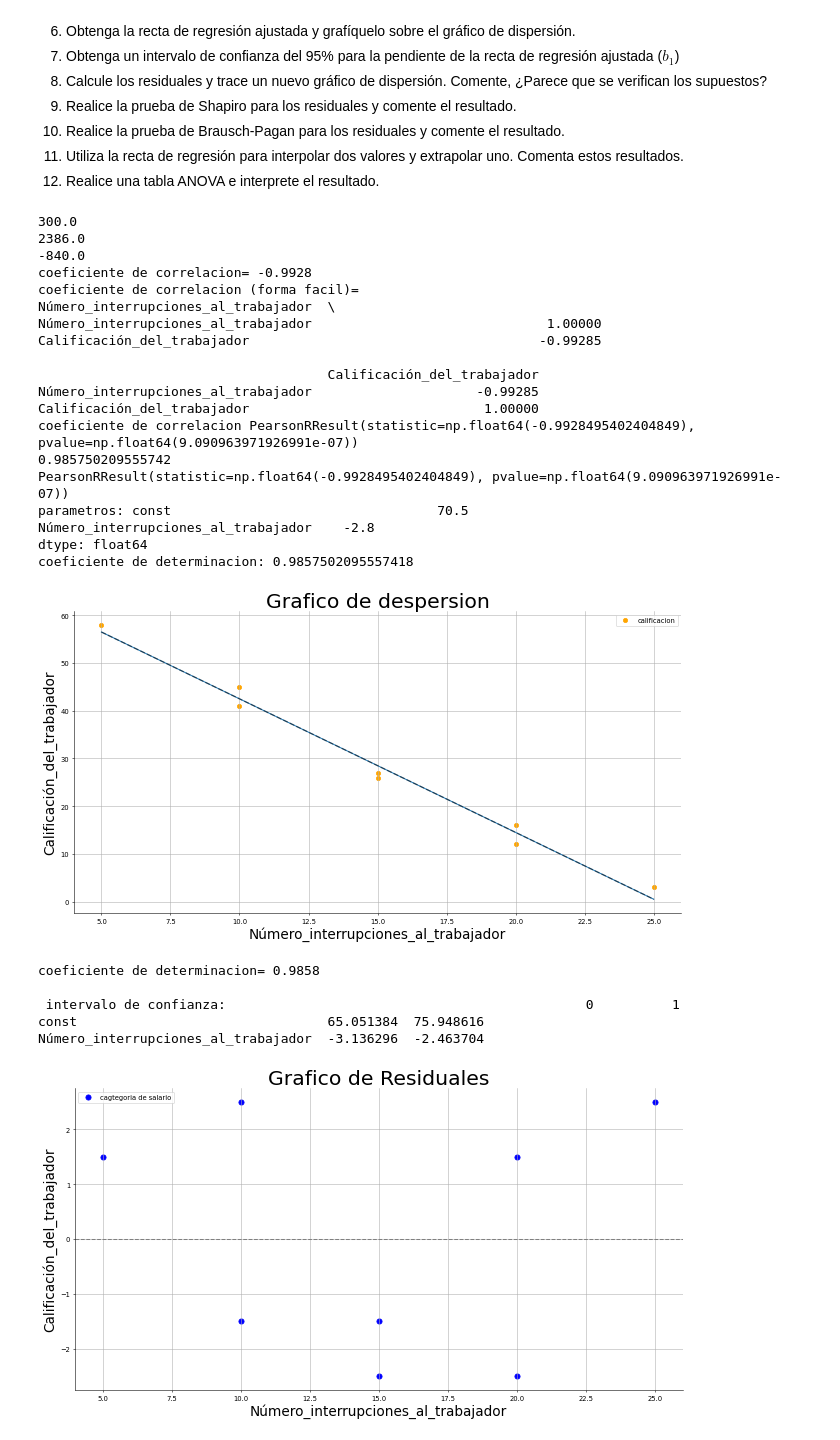
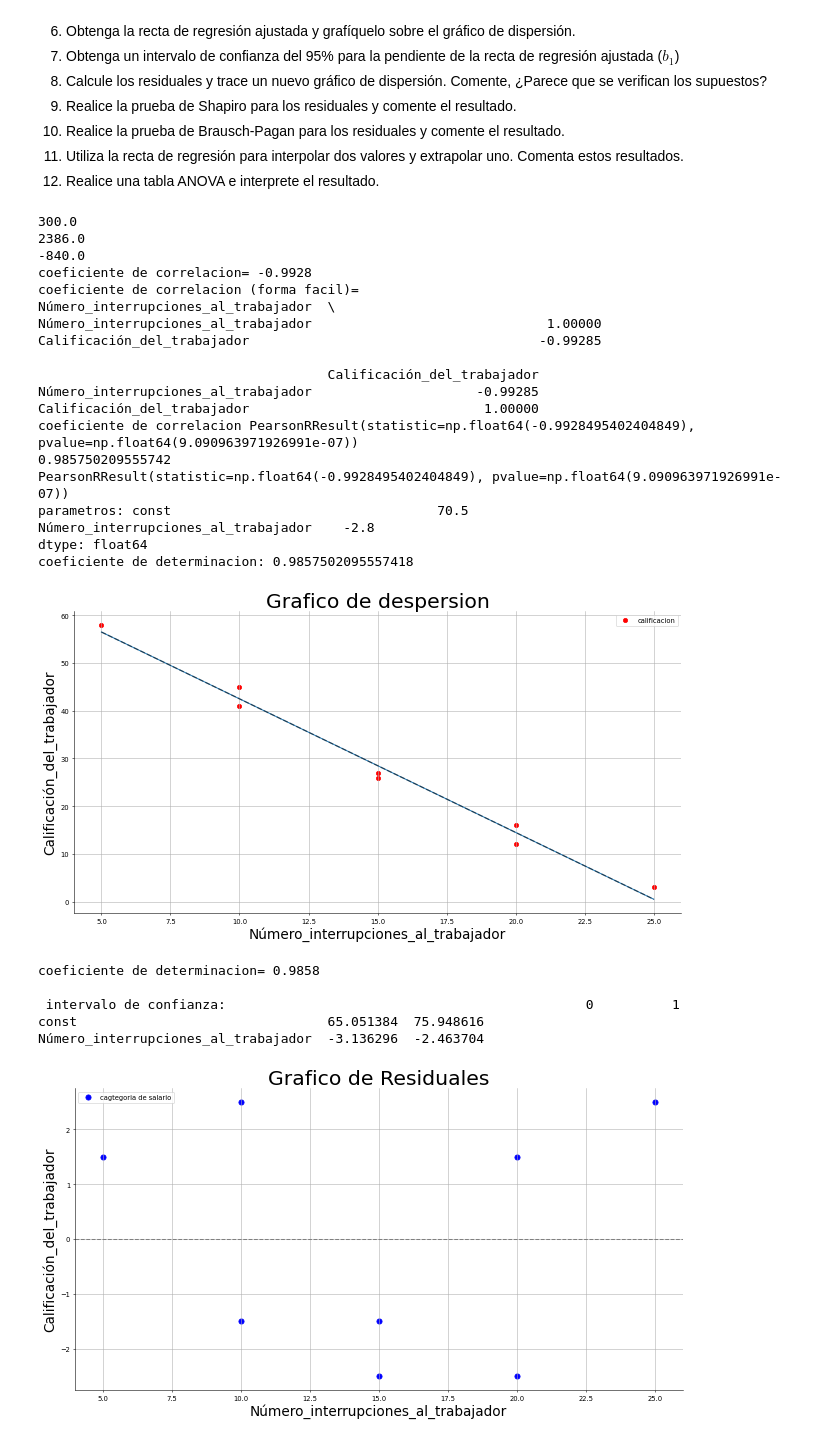
Before and after one commit to juanpablolopezmacias-eng/Estad-stica2025B, a Jupyter notebook: Copia_de_Problemario_Estadística_Inferencial_II.ipynb, the cells around one changed output. Cells and saved outputs as stored; diff of their text form; code cells hidden in the pictures.

```diff
--- a/Copia_de_Problemario_Estadística_Inferencial_II.ipynb
+++ b/Copia_de_Problemario_Estadística_Inferencial_II.ipynb
@@ -677,16 +845,18 @@ df
 #1)Establesca una variable dependiente (y) e independiente (x)
 x=df["Número_interrupciones_al_trabajador"]
 y=df["Calificación_del_trabajador"]
+
 #2) Grafica de dispercion
 import matplotlib.pyplot as plt
 plt.figure(figsize=(16,8),dpi=49)
-plt.scatter(x,y,label="calificacion",color="orange",s=40)
+plt.scatter(x,y,label="calificacion",color="red",s=40)
 plt.xlabel("Número_interrupciones_al_trabajador",fontsize=20)
 plt.ylabel("Calificación_del_trabajador",fontsize=20)
 plt.title("Grafico de despersion",fontsize=30)
 plt.gca().spines[["top","right"]].set_visible(False)
 plt.grid()
 plt.legend()
+
 #3)¿Los datos soportan la suposición de linealidad? no soporta
 #4)Calcule el coeficiente de correlación e interprete el resultado
 Sxx=((x - x.mean())**2).sum()
@@ -701,10 +871,12 @@ print("coeficiente de correlacion=", round(r,4))
 print("coeficiente de correlacion (forma facil)=", df.corr())
 from scipy.stats import pearsonr
 print("coeficiente de correlacion", pearsonr(x,y))
+
 #5)Calcule el coeficiente de determinación e interprete el resultado
 print(r**2)
 r= pearsonr(x,y)
 print(r)
+
 #6)Obtenga la recta de regresión ajustada y grafíquelo sobre el gráfico
 import statsmodels.api as sm
 x_constante=sm.add_constant(x)
@@ -719,11 +891,15 @@ r2=r2_score(y,yc)
 plt.plot(x,yc,color="black",linestyle="--",linewidth=2,alpha=0.5)
 plt.show()
 print("\ncoeficiente de determinacion=",round(r2,4))
-#7)
+
+#7) Obtenga un intervalo de confianza del 95% para la pendiente de la recta de
+#regresión ajustada
 intervalo_de_confianza=modelo.conf_int(alpha=0.05)
 intervalo_de_confianza
 print("\n intervalo de confianza:",intervalo_de_confianza)
-#8)
+
+#8) Calcule los residuales y trace un nuevo gráfico de dispersión. Comente,
+#¿Parece que se verifican los supuestos?
 import matplotlib.pyplot as plt
 residuales=modelo.resid
 plt.figure(figsize=(16,8), dpi=49)
@@ -734,16 +910,19 @@ plt.title("Grafico de Residuales", fontsize=30,)
 plt.gca().spines[["top","right"]].set_visible(False)
 plt.grid()
 plt.legend()
-
 plt.axhline(y=0,color="gray", linestyle="--")
 plt.show()
 #el test de shapiro es para menores de 30 y el test de breusch es para mas de 30
 
-#9
+#9)
+#H0: hay normalidad
+#Hi: no hay normalidad
+# sig.: 0.05
 from scipy.stats import shapiro
 estadistico_shapro,valor_p_shapiro=shapiro(residuales)
 print("valor_p(shapiro)=",valor_p_shapiro)
-#10
+
+#10)
 #H0: hay homocedasticidad
 #Hi: no hay homocedasticidad
 #sig.: 0.05
@@ -752,38 +931,38 @@ _, valor_p_bp, _, _ = het_breuschpagan(residuales, x_constante)
 print(f'valor_p de Breusch-Pagan: {valor_p_bp:0.4f}\n')
 #hay homocedasticidad, por lo tanto no se rechaza la hipotesis nula
 
-#11
+#11) ¿cuáles son los resultados esperados para estos tres alumnos?
 #interpolar: esta dentro del rango de X
 #extrapolar: e
 
-#12
+#12) Realice una tabla ANOVA e interprete el resultado.
 print("\nUltimo paso")
 from statsmodels.formula.api import ols
 modelo_lineal=ols(
     "Número_interrupciones_al_trabajador ~ Calificación_del_trabajador ",
     data=df).fit()
 tabla_anova=sm.stats.anova_lm(modelo_lineal)
 tabla_anova
 # %% [output]
 300.0
 2386.0
 -840.0
 coeficiente de correlacion= -0.9928
 coeficiente de correlacion (forma facil)=                                      Número_interrupciones_al_trabajador  \
 Número_interrupciones_al_trabajador                              1.00000
 Calificación_del_trabajador                                     -0.99285
 
                                      Calificación_del_trabajador
 Número_interrupciones_al_trabajador                     -0.99285
 Calificación_del_trabajador                              1.00000
 coeficiente de correlacion PearsonRResult(statistic=np.float64(-0.9928495402404849), pvalue=np.float64(9.090963971926991e-07))
 0.985750209555742
 PearsonRResult(statistic=np.float64(-0.9928495402404849), pvalue=np.float64(9.090963971926991e-07))
 parametros: const                                  70.5
 Número_interrupciones_al_trabajador    -2.8
 dtype: float64
 coeficiente de determinacion: 0.9857502095557418
-[figure, old version]
+[figure, new version]
 coeficiente de determinacion= 0.9858
 
  intervalo de confianza:                                              0          1
```
Also changed, not shown: parts of 4 cells of this notebook.
